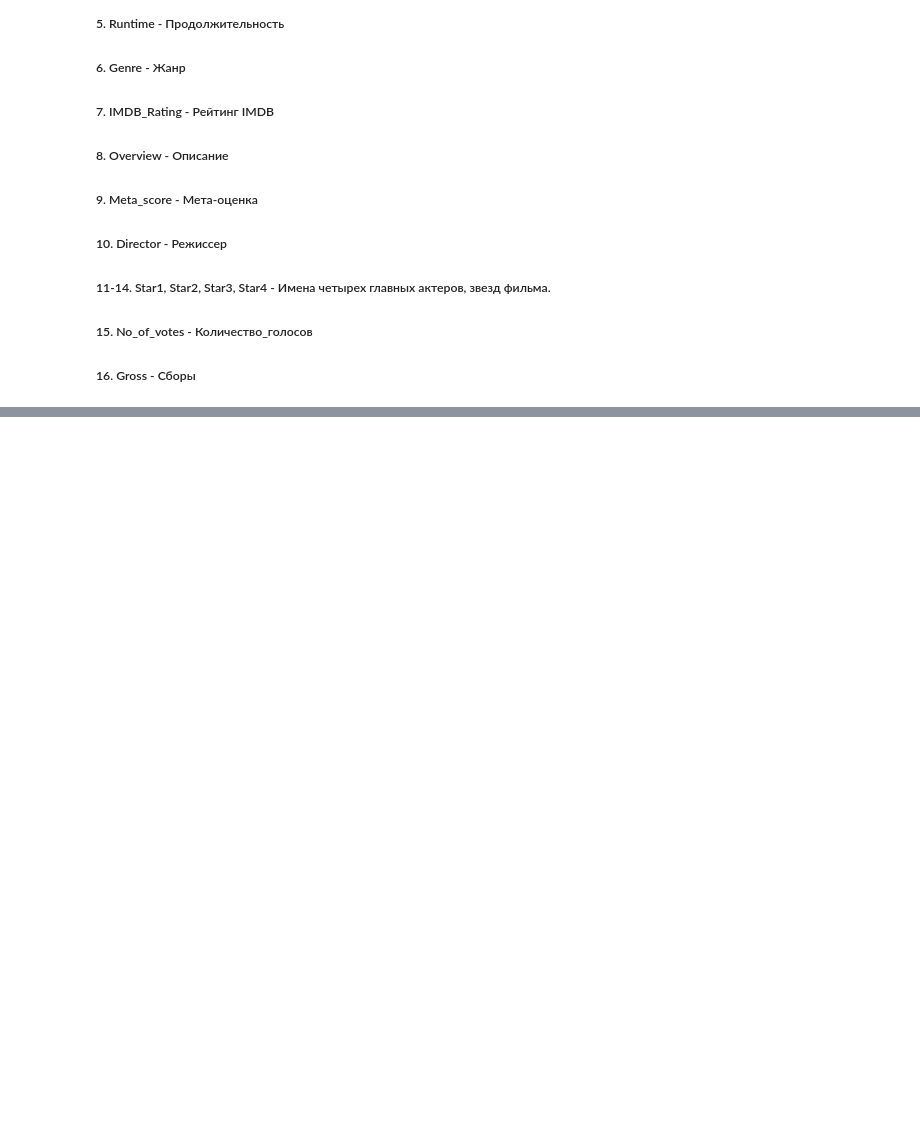
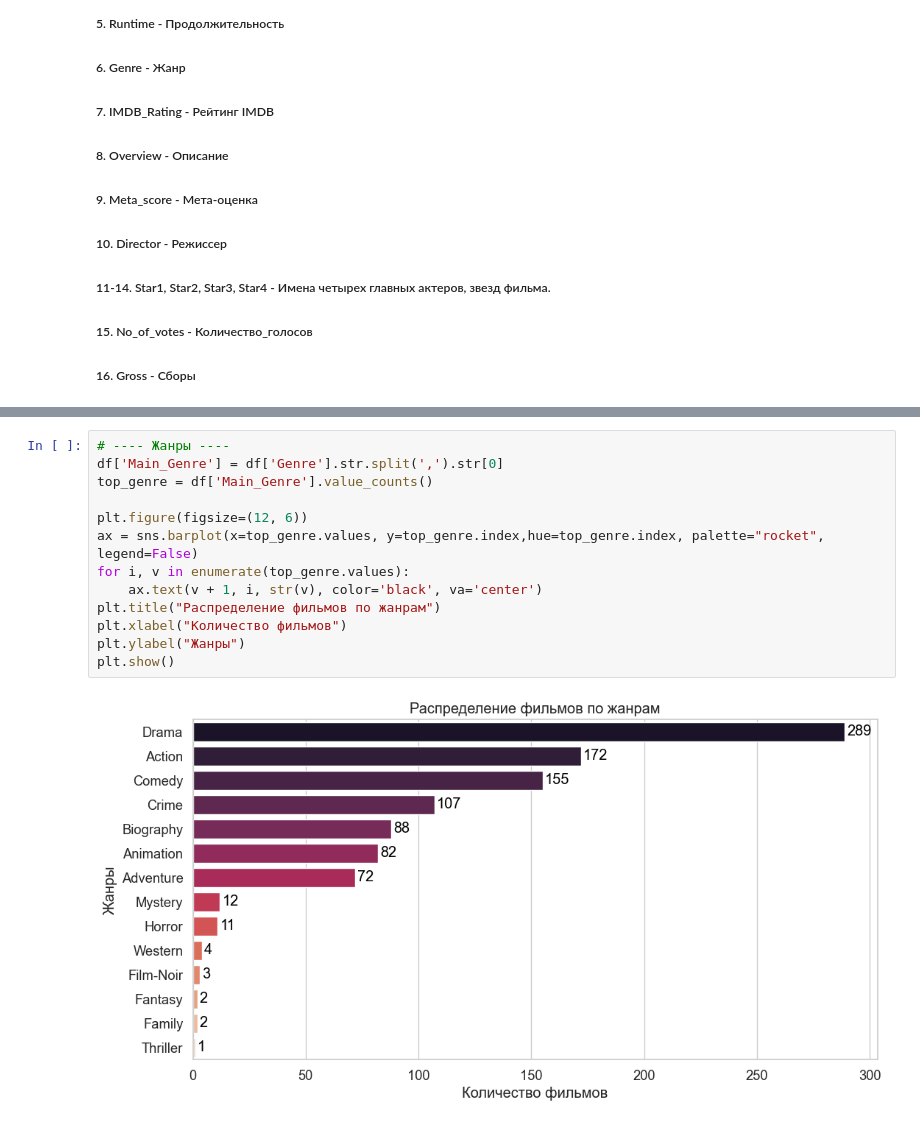
Before and after one commit to LA488/IMDb-Movie-Recommendation-System, a Jupyter notebook: notebooks/01_EDA.ipynb, the cells around one changed output, grey strips where cells are left out. Saved outputs shown, nothing was run; the diff lists cells and outputs as text; blank space fills up the shorter version.

```diff
--- a/notebooks/01_EDA.ipynb
+++ b/notebooks/01_EDA.ipynb
@@ -96,0 +167,15 @@ dtype: int64
+# %%
+# ---- Жанры ----
+df['Main_Genre'] = df['Genre'].str.split(',').str[0]
+top_genre = df['Main_Genre'].value_counts()
+
+plt.figure(figsize=(12, 6))
+ax = sns.barplot(x=top_genre.values, y=top_genre.index,hue=top_genre.index, palette="rocket", legend=False)
+for i, v in enumerate(top_genre.values):
+    ax.text(v + 1, i, str(v), color='black', va='center')
+plt.title("Распределение фильмов по жанрам")
+plt.xlabel("Количество фильмов")
+plt.ylabel("Жанры")
+plt.show()
+# %% [output]
+[figure, added]
```
Also changed, not shown: parts of 25 cells of this notebook, 5 other files.
